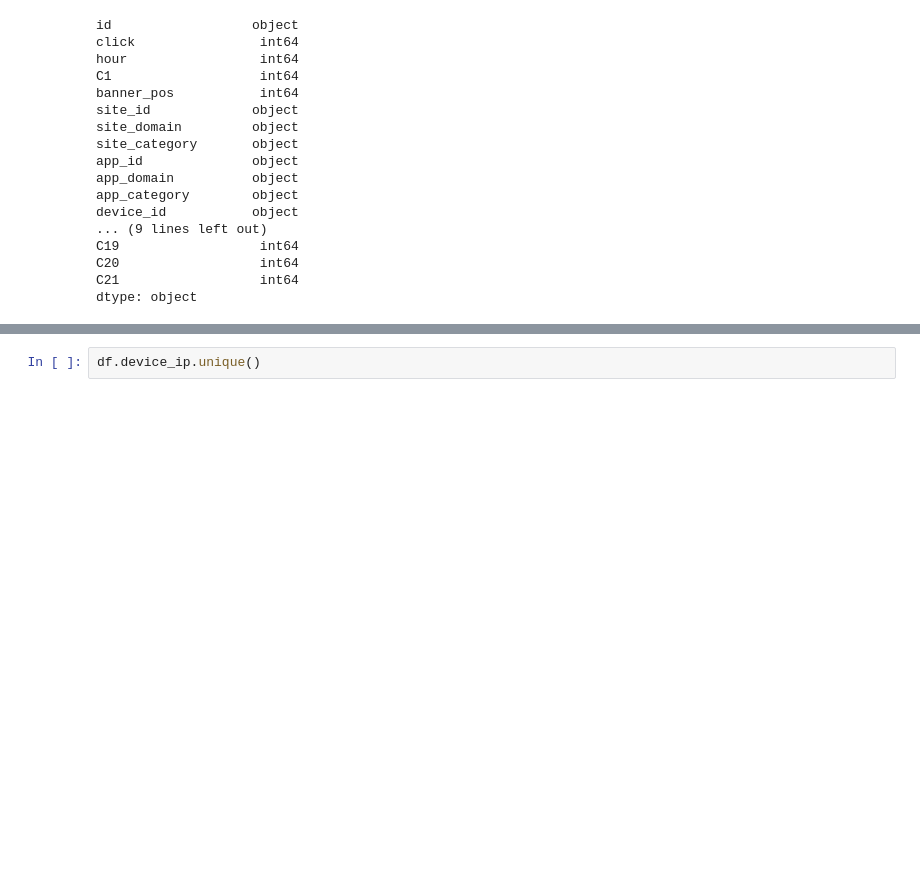
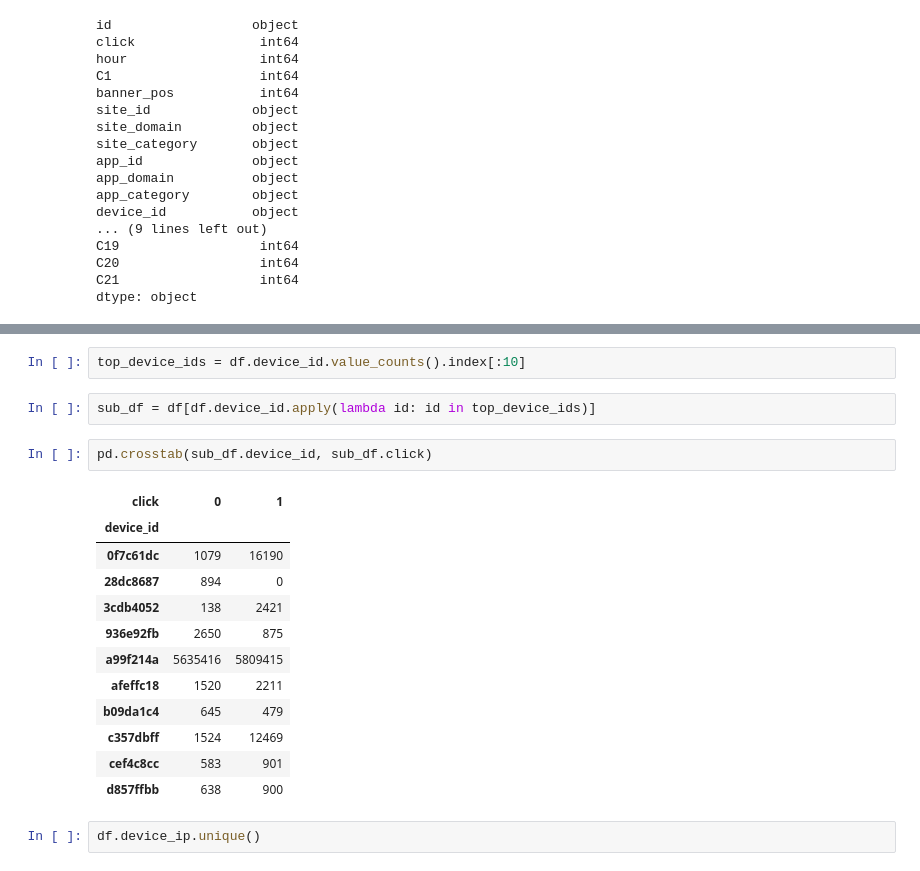
Before and after one commit to laurasergio/DS-SF-34, a Jupyter notebook: final-project/mobile_click_data.ipynb, the cells around one changed output, grey strips where cells are left out. Saved outputs shown, nothing was run; the diff lists cells and outputs as text; blank space fills up the shorter version.

```diff
--- a/final-project/mobile_click_data.ipynb
+++ b/final-project/mobile_click_data.ipynb
@@ -196,3 +299,22 @@ array(['a99f214a', 'c357dbff', 'fb23c543', ..., '53cd6af3', 'd1dcc829',
+# %%
+top_device_ids = df.device_id.value_counts().index[:10]
+# %%
+sub_df = df[df.device_id.apply(lambda id: id in top_device_ids)]
+# %%
+pd.crosstab(sub_df.device_id, sub_df.click)
+# %% [output]
+| click | 0 | 1 |
+| device_id |  |  |
+| 0f7c61dc | 1079 | 16190 |
+| 28dc8687 | 894 | 0 |
+| 3cdb4052 | 138 | 2421 |
+| 936e92fb | 2650 | 875 |
+| a99f214a | 5635416 | 5809415 |
+| afeffc18 | 1520 | 2211 |
+| b09da1c4 | 645 | 479 |
+| c357dbff | 1524 | 12469 |
+| cef4c8cc | 583 | 901 |
+| d857ffbb | 638 | 900 |
 # %%
 df.device_ip.unique()
 # %% [output]
```
Also changed, not shown: parts of 37 cells of this notebook.
